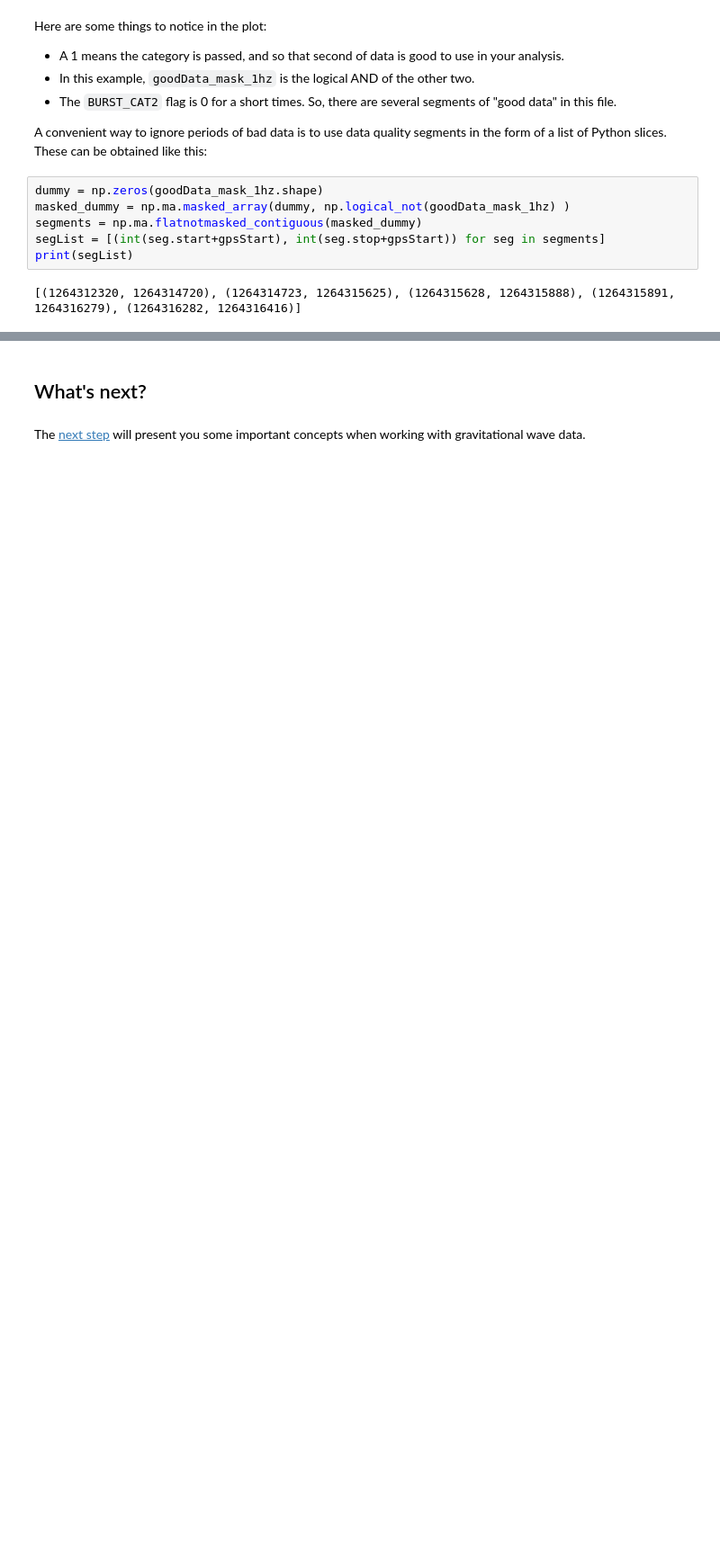
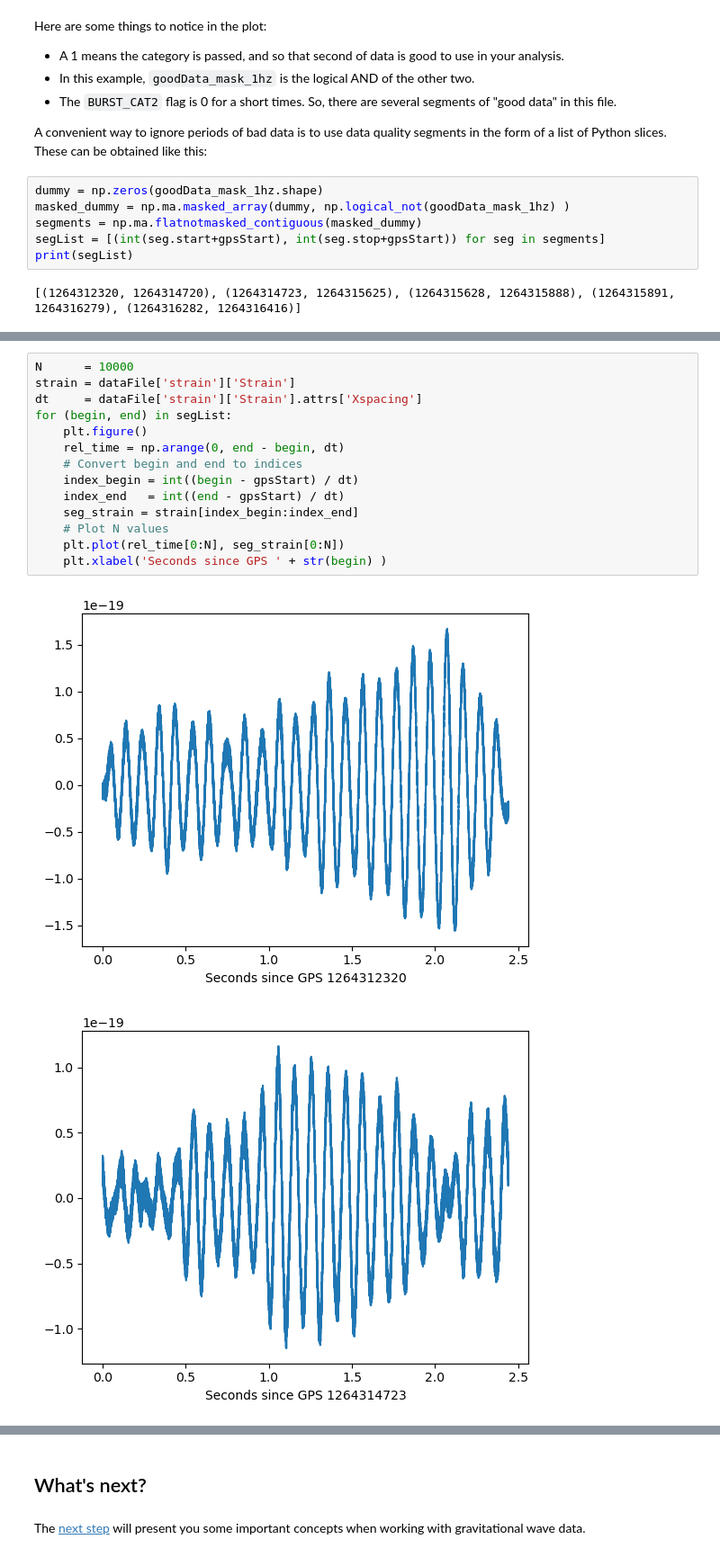
Before and after one commit to gwosc-tutorial/introduction_gwosc_data_files, a Jupyter notebook: 03 - Working with Data Quality.ipynb, the cells around one changed output, grey strips where cells are left out. Shown: that part at 90% size. Cells and saved outputs as stored; diff of their text form; blank space fills up the shorter version.

```diff
--- a/03 - Working with Data Quality.ipynb
+++ b/03 - Working with Data Quality.ipynb
@@ -125,0 +126,17 @@ We'll see examples of how to use segment lists in the next step.
+# %%
+N      = 10000
+strain = dataFile['strain']['Strain']
+dt     = dataFile['strain']['Strain'].attrs['Xspacing']
+for (begin, end) in segList:
+    plt.figure()
+    rel_time = np.arange(0, end - begin, dt)
+    # Convert begin and end to indices
+    index_begin = int((begin - gpsStart) / dt)
+    index_end   = int((end - gpsStart) / dt)
+    seg_strain = strain[index_begin:index_end]
+    # Plot N values
+    plt.plot(rel_time[0:N], seg_strain[0:N])
+    plt.xlabel('Seconds since GPS ' + str(begin) )
+# %% [output]
+[figure, added]
+[figure, added]
```
Also changed, not shown: parts of 2 cells of this notebook.
